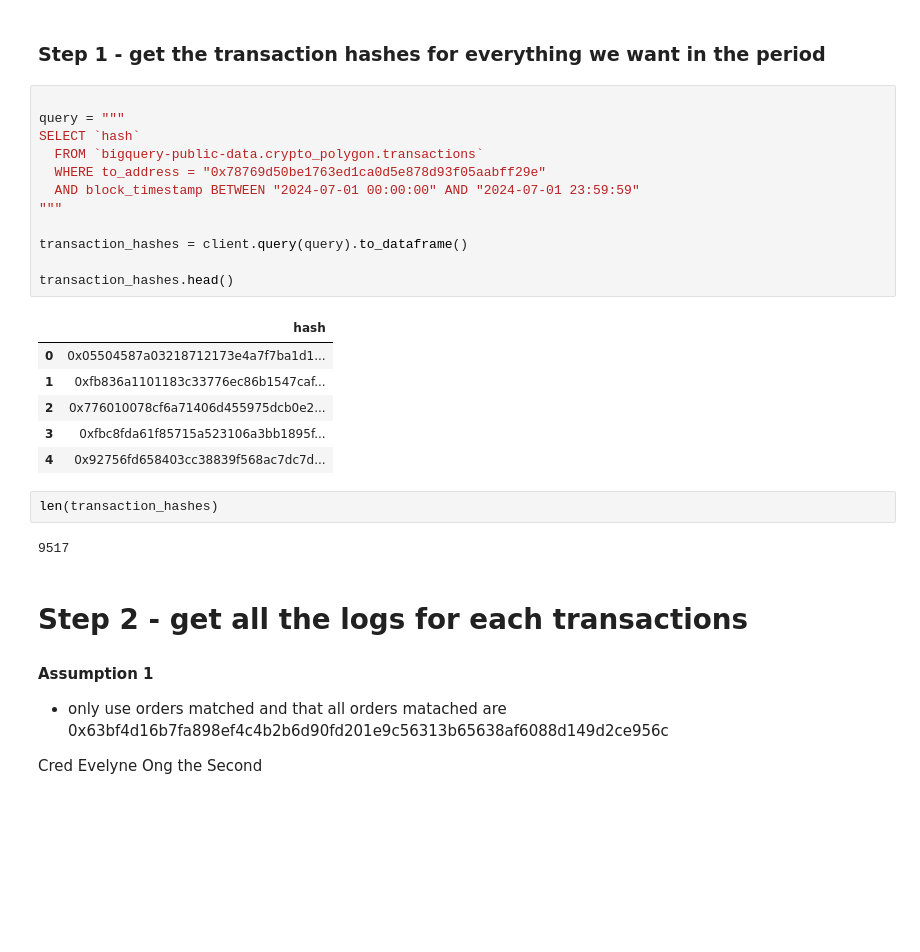
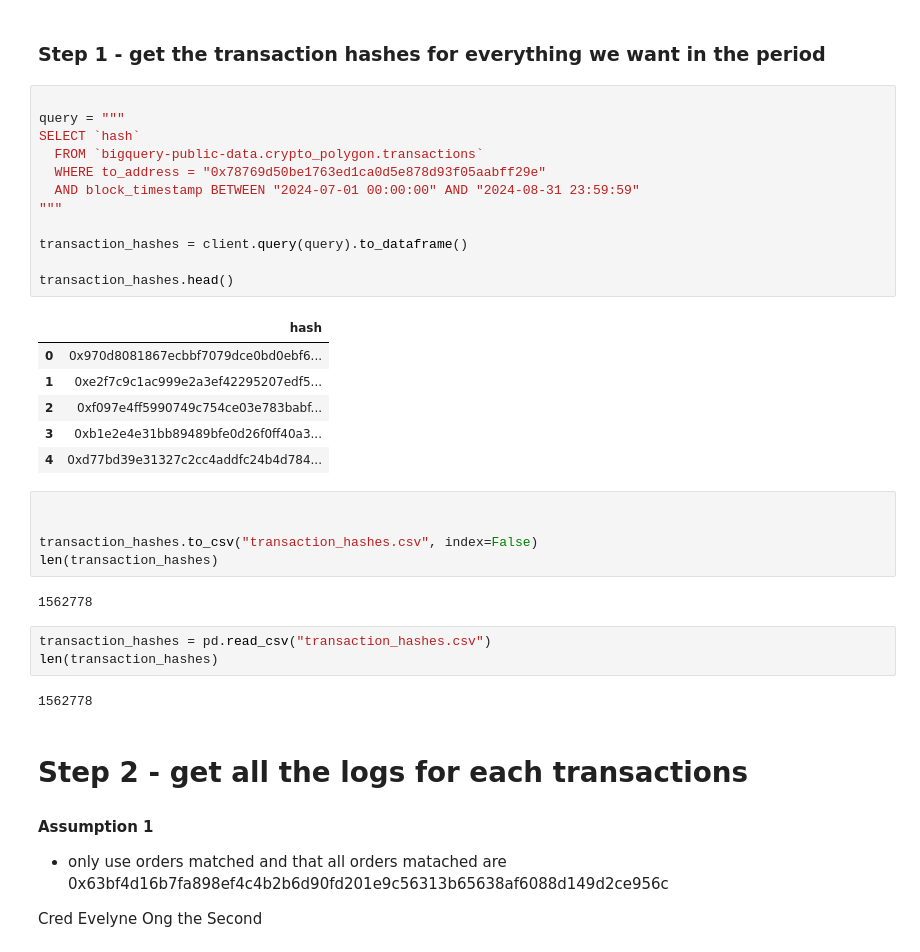
Before and after one commit to jonahk0702/How-Are-Returns-Distributed-in-Prediction-Markets, a Jupyter notebook: main.ipynb, the cells around one changed output. Saved outputs shown, nothing was run; the diff lists cells and outputs as text; blank space fills up the shorter version.

```diff
--- a/main.ipynb
+++ b/main.ipynb
@@ -23,26 +25,34 @@ from classes import *
 # %%
 
 query = """
 SELECT `hash`
   FROM `bigquery-public-data.crypto_polygon.transactions`
   WHERE to_address = "0x78769d50be1763ed1ca0d5e878d93f05aabff29e"
-  AND block_timestamp BETWEEN "2024-07-01 00:00:00" AND "2024-07-01 23:59:59"
+  AND block_timestamp BETWEEN "2024-07-01 00:00:00" AND "2024-08-31 23:59:59"
 """
 
 transaction_hashes = client.query(query).to_dataframe()
 
 transaction_hashes.head()
 # %% [output]
 |  | hash |
-| 0 | 0x05504587a03218712173e4a7f7ba1d1... |
-| 1 | 0xfb836a1101183c33776ec86b1547caf... |
-| 2 | 0x776010078cf6a71406d455975dcb0e2... |
-| 3 | 0xfbc8fda61f85715a523106a3bb1895f... |
-| 4 | 0x92756fd658403cc38839f568ac7dc7d... |
+| 0 | 0x970d8081867ecbbf7079dce0bd0ebf6... |
+| 1 | 0xe2f7c9c1ac999e2a3ef42295207edf5... |
+| 2 | 0xf097e4ff5990749c754ce03e783babf... |
+| 3 | 0xb1e2e4e31bb89489bfe0d26f0ff40a3... |
+| 4 | 0xd77bd39e31327c2cc4addfc24b4d784... |
-# %%
-len(transaction_hashes)
-# %% [output]
-9517
+# %%
+
+
+transaction_hashes.to_csv("transaction_hashes.csv", index=False)
+len(transaction_hashes)
+# %% [output]
+1562778
+# %%
+transaction_hashes = pd.read_csv("transaction_hashes.csv")
+len(transaction_hashes)
+# %% [output]
+1562778
 # %% [markdown]
 # Step 2 - get all the logs for each transactions
 
```
Also changed, not shown: parts of 20 cells of this notebook, 7 other files.
